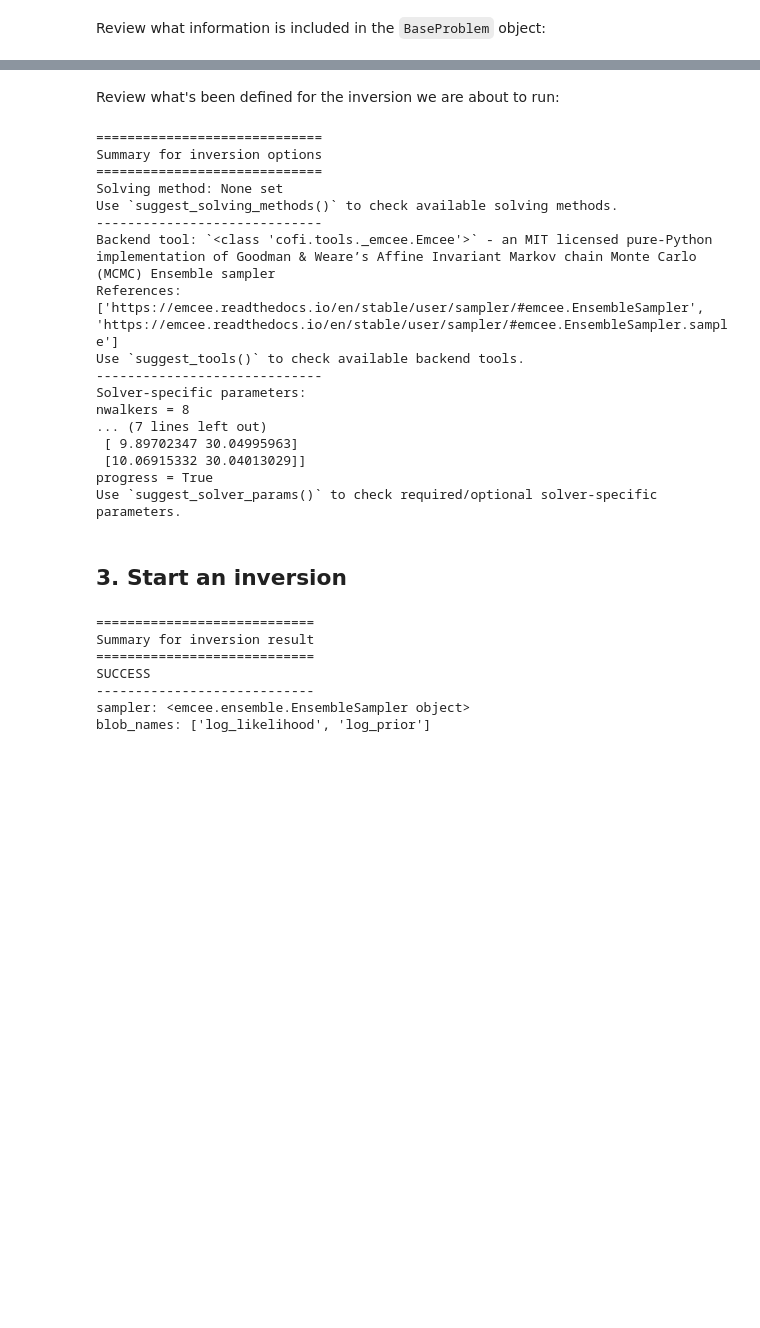
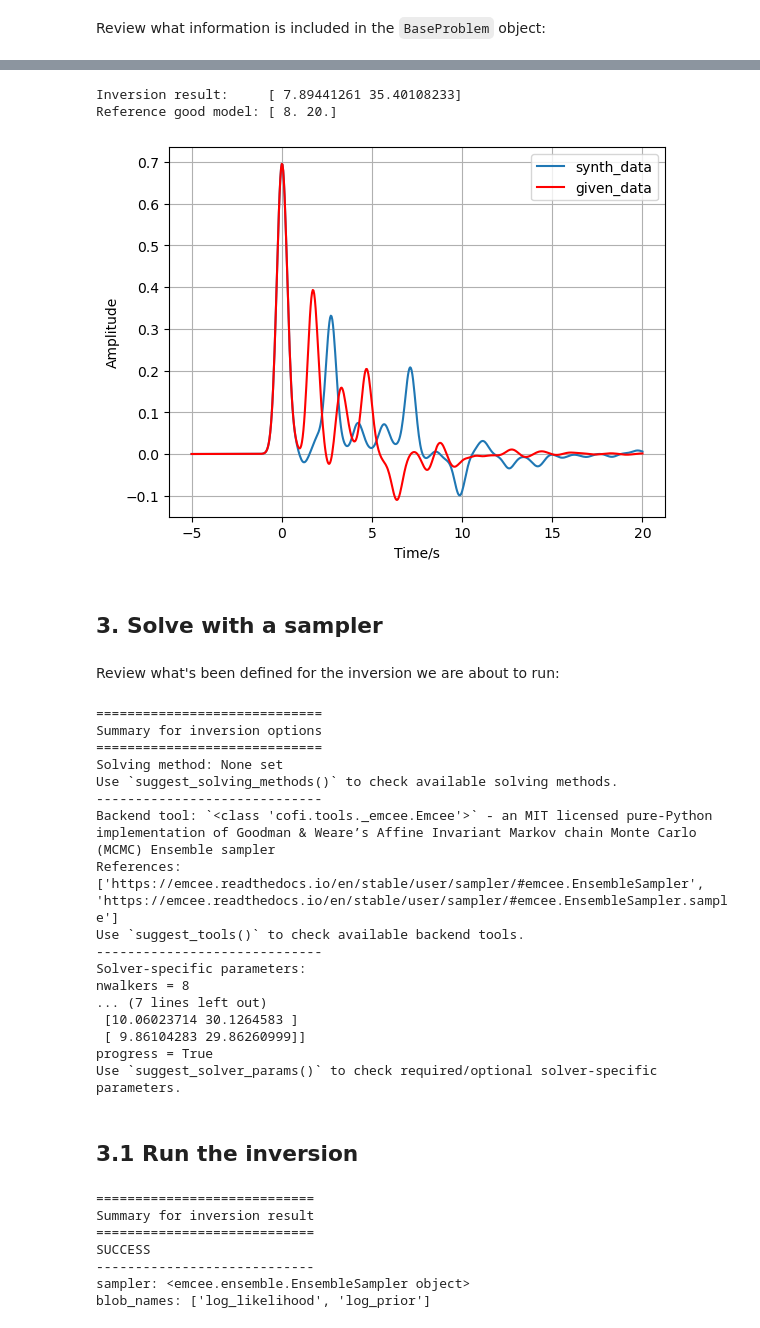
Before and after one commit to inlab-geo/espresso, a Jupyter notebook: examples/receiver_function/receiver_function_2_vars.ipynb, the cells around one changed output, grey strips where cells are left out. Drawn from its saved outputs; the diff is of its cells as text; code cells hidden in the pictures; blank space fills up the shorter version.

```diff
--- a/examples/receiver_function/receiver_function_2_vars.ipynb
+++ b/examples/receiver_function/receiver_function_2_vars.ipynb
@@ -114 +136,5 @@ List of functions/properties that can be further set for the problem:
+# %%
+my_options_optimiser = cofi.InversionOptions()
+my_options_optimiser.set_tool("scipy.optimize.minimize")
+my_options_optimiser.set_params(method="COBYLA")
 # %% [markdown]
@@ -118,0 +142,4 @@ my_options.set_tool("emcee")
+# %%
+inv_optimiser = cofi.Inversion(my_problem, my_options_optimiser)
+my_result_optimiser = inv_optimiser.run()
+my_result_optimiser.summary()
@@ -119,3 +158,24 @@ my_options.set_tool("emcee")
+# %%
+print("Inversion result:    ", my_result_optimiser.model)
+print("Reference good model:", my_receiver_function.good_model)
+# %% [output]
+Inversion result:     [ 7.89441261 35.40108233]
+Reference good model: [ 8. 20.]
+# %%
+synth_data = my_receiver_function.forward(my_result_optimiser.model)
+given_data = my_receiver_function.forward(my_receiver_function.good_model)
+# given_data = my_receiver_function.data
+my_receiver_function.plot_data(
+    data=synth_data,
+    data2=given_data,
+    label="synth_data",
+    label2="given_data",
+)
+plt.legend();
+# %% [output]
+[figure, added]
+# %% [markdown]
+## 3. Solve with a sampler
 # %%
 nwalkers = 8
 nsteps = 500
@@ -130,7 +192,7 @@ my_options.set_params(
 # %% [markdown]
 Review what's been defined for the inversion we are about to run:
 # %%
-my_options.summary()
+my_options_sampler.summary()
 # %% [output]
 =============================
 Summary for inversion options
@@ -145,10 +207,10 @@ Use `suggest_tools()` to check available backend tools.
 Solver-specific parameters:
 nwalkers = 8
 ... (7 lines left out)
- [ 9.89702347 30.04995963]
- [10.06915332 30.04013029]]
+ [10.06023714 30.1264583 ]
+ [ 9.86104283 29.86260999]]
 progress = True
 Use `suggest_solver_params()` to check required/optional solver-specific parameters.
 # %% [markdown]
-## 3. Start an inversion
+## 3.1 Run the inversion
 # %%
```
Also changed, not shown: parts of 17 cells of this notebook.
